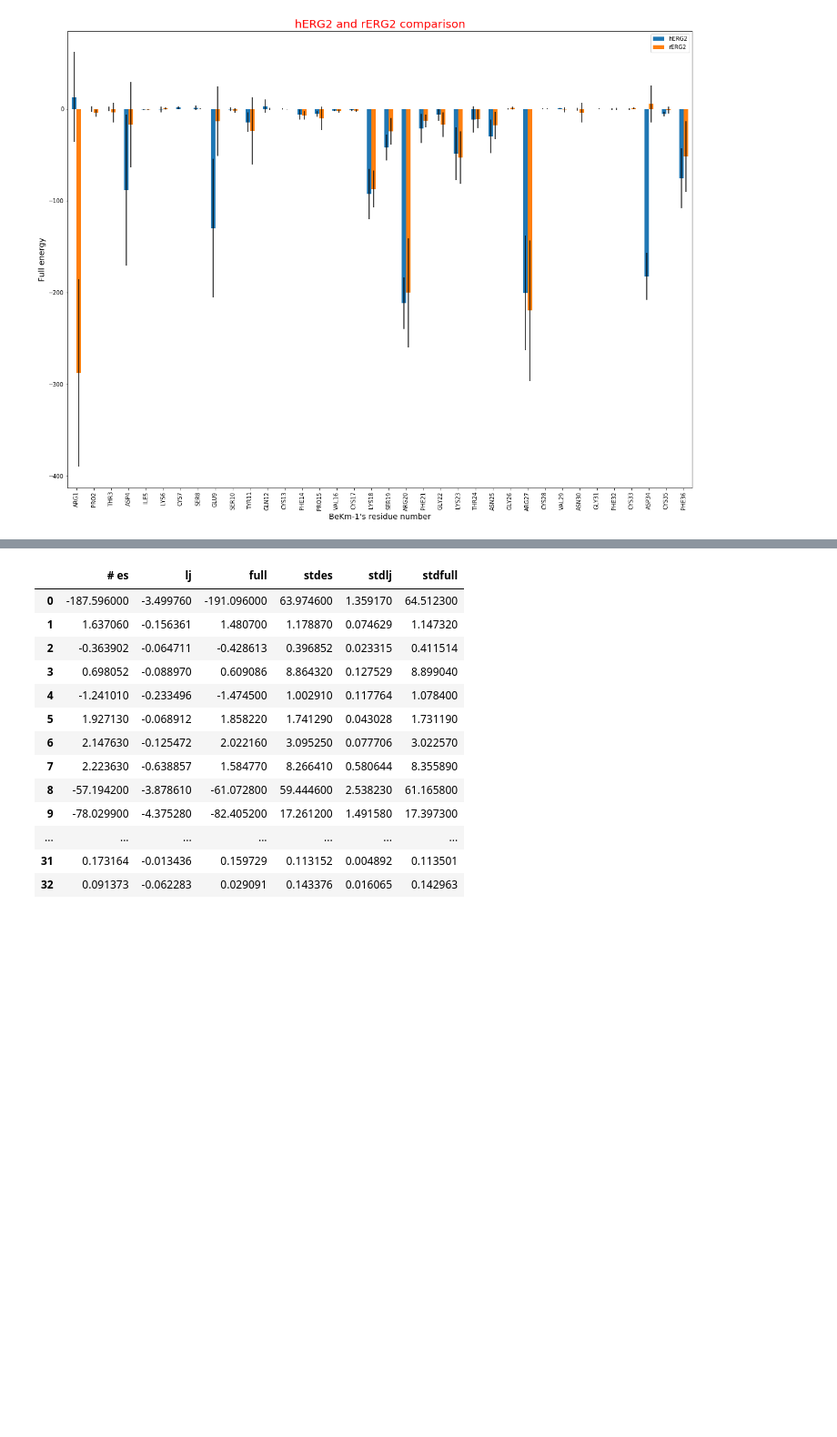
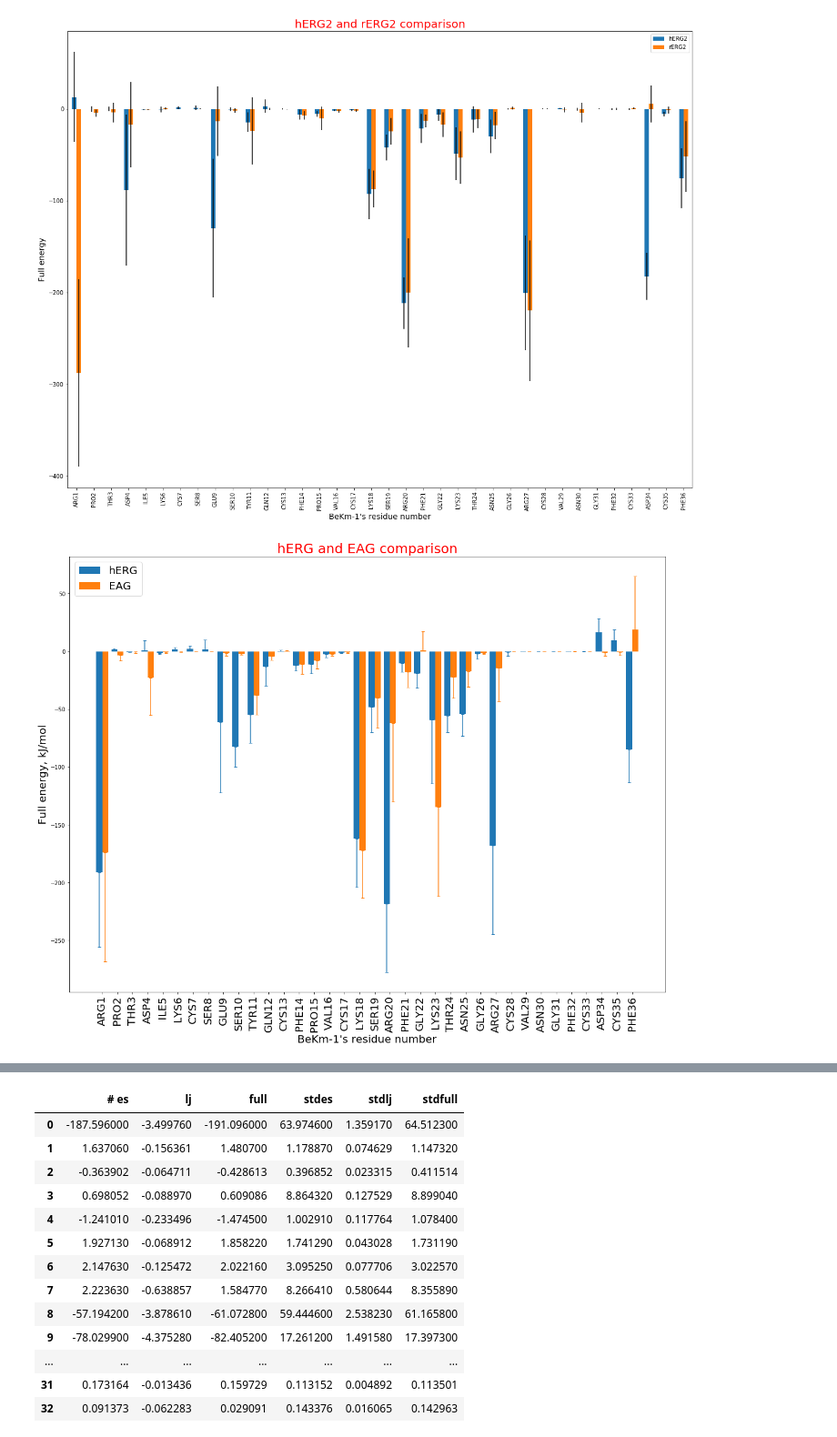
Before and after one commit to nikitadobrokhtov/potassium-channels, a Jupyter notebook: energy_analysis/Energy analisys.ipynb, the cells around one changed output, grey strips where cells are left out. Shown: that part at 91% size. Saved outputs shown, nothing was run; the diff lists cells and outputs as text; code cells hidden in the pictures; blank space fills up the shorter version.

```diff
--- a/energy_analysis/Energy analisys.ipynb
+++ b/energy_analysis/Energy analisys.ipynb
@@ -101,5 +121,58 @@ plt.savefig("hERG2_rERG2")
 plt.show()
 # %% [output]
 [figure]
+# %%
+#plotdata.plot(kind="bar", figsize=(20,15), yerr=ploterror, fontsize=20, capsize=3)
+fig = plt.figure(figsize=(20,15))
+
+x_axis = np.arange(len(BeKm_1))
+
+hERG_full = list(hERG1[' full'])
+EAG_full = list(EAG[' full'])
+
+hERG_error = list(hERG1[' stdfull'])
+EAG_error = list(EAG[' stdfull'])
+
+width = 0.4
+dx = 0.2
+
+auxiliary_error = np.zeros(36)
+
+plt.bar(x_axis - dx,hERG_full, width=width, label="hERG")
+plt.bar(x_axis + dx,EAG_full, width=width, label="EAG")
+
+def error_2d_data(data, error):
+    min_ = []
+    max_ = []
+    for num, i in enumerate(error):
+        if (data[num] <= 0):
+            min_.append(i)
+            max_.append(0)
+        else:
+            min_.append(0)
+            max_.append(i)
+    return [min_, max_]
+
+
+
+# plt.errorbar(x_axis - dx,hERG_full,[hERG_error, auxiliary_error],ls="None", capsize=3)
+# plt.errorbar(x_axis + dx,EAG_full,[EAG_error, auxiliary_error],ls="None", capsize=3)
+plt.errorbar(x_axis - dx,hERG_full,error_2d_data(hERG_full, hERG_error),ls="None", capsize=3)
+plt.errorbar(x_axis + dx,EAG_full,error_2d_data(EAG_full, EAG_error),ls="None", capsize=3)
+
+plt.xticks(x_axis, BeKm_1, rotation=90, fontsize=20)
+
+
+# plotdata.plot(kind="bar", figsize=(20,15), yerr=[aa, aa], capsize=3)
+# plt.hlines(-50, -1/2, 35.5, linestyle="--", color="green")
+plt.title("hERG and EAG comparison", fontsize=25, color='red')
+plt.xlabel("BeKm-1's residue number", fontsize=20)
+plt.ylabel("Full energy, kJ/mol", fontsize=20)
+plt.legend(fontsize=20)
+plt.savefig("energy_EAG-hERG.png")
+
+plt.show()
+# %% [output]
+[figure, added]
 # %%
 plotdata = pd.DataFrame({
```
Also changed, not shown: parts of 2 cells of this notebook, 4 other files.
